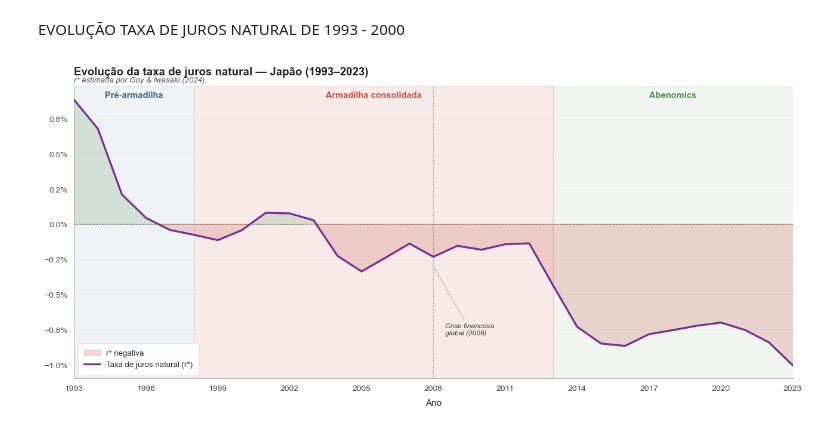
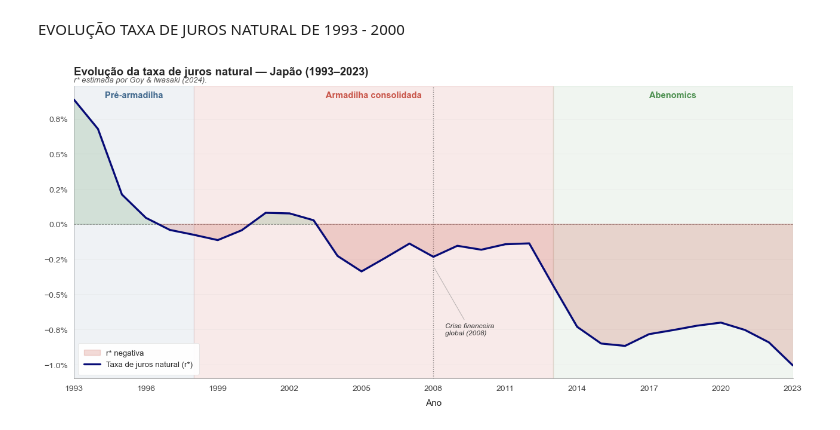
Before and after one commit to gustavo13rodrigo/Trabalho-M-todos, a Jupyter notebook: codigos/output_gap_TX_N.ipynb, the cells around one changed output. Cells and saved outputs as stored; diff of their text form; code cells hidden in the pictures.

```diff
--- a/codigos/output_gap_TX_N.ipynb
+++ b/codigos/output_gap_TX_N.ipynb
@@ -249,7 +249,7 @@ plt.rcParams.update({
 
 
 #Cores escolhidas
-COR_NATURAL  = '#7b3294'
+COR_NATURAL  = "#070B76"
 COR_POSITIVO = '#2e7d32'
 COR_NEGATIVO = '#c0392b'
 
@@ -307,31 +307,31 @@ ax.set_ylabel('', fontsize=11)
 ax.set_title('Evolução da taxa de juros natural — Japão (1993–2023)',
              fontsize=13.5, weight='bold', pad=14, loc='left')
 
 ax.text(0.0, 1.015,
         'r* estimada por Goy & Iwasaki (2024).',
         transform=ax.transAxes, fontsize=9.5, style='italic',
         color='#555', ha='left')
 
 #Legenda
 legend = ax.legend(loc='lower left', framealpha=0.95, fontsize=9.5,
                    frameon=True, edgecolor='#ddd', borderpad=0.8)
 legend.get_frame().set_linewidth(0.5)
 
 ax.grid(axis='y', alpha=0.22, linewidth=0.5)
 ax.grid(axis='x', visible=False)
 
 ax.spines['top'].set_visible(False)
 ax.spines['right'].set_visible(False)
 ax.spines['left'].set_color('#999')
 ax.spines['bottom'].set_color('#999')
 ax.spines['left'].set_linewidth(0.6)
 ax.spines['bottom'].set_linewidth(0.6)
 
 ax.tick_params(colors='#444', length=4, width=0.6)
 
 plt.tight_layout()
 plt.savefig(FIGURAS/'geral_natural_interest_rate.png', dpi=200,
             bbox_inches='tight', facecolor='white')
 plt.show()
 # %% [output]
-[figure, old version]
+[figure, new version]
```
Also changed, not shown: parts of 3 cells of this notebook, 6 other files.
